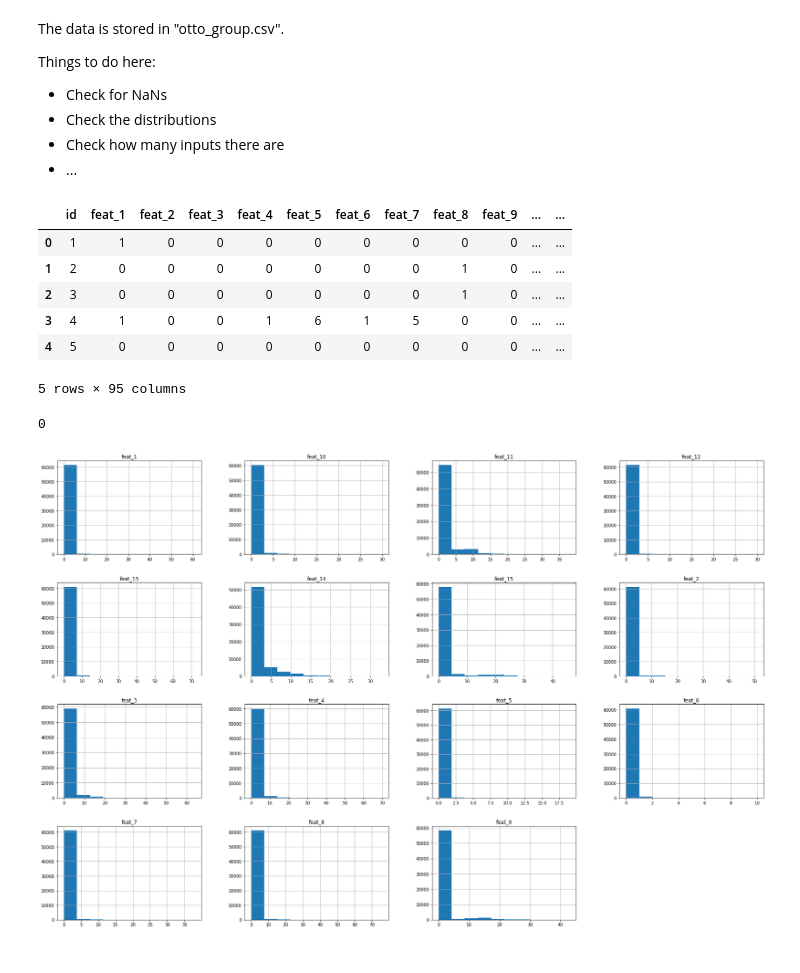
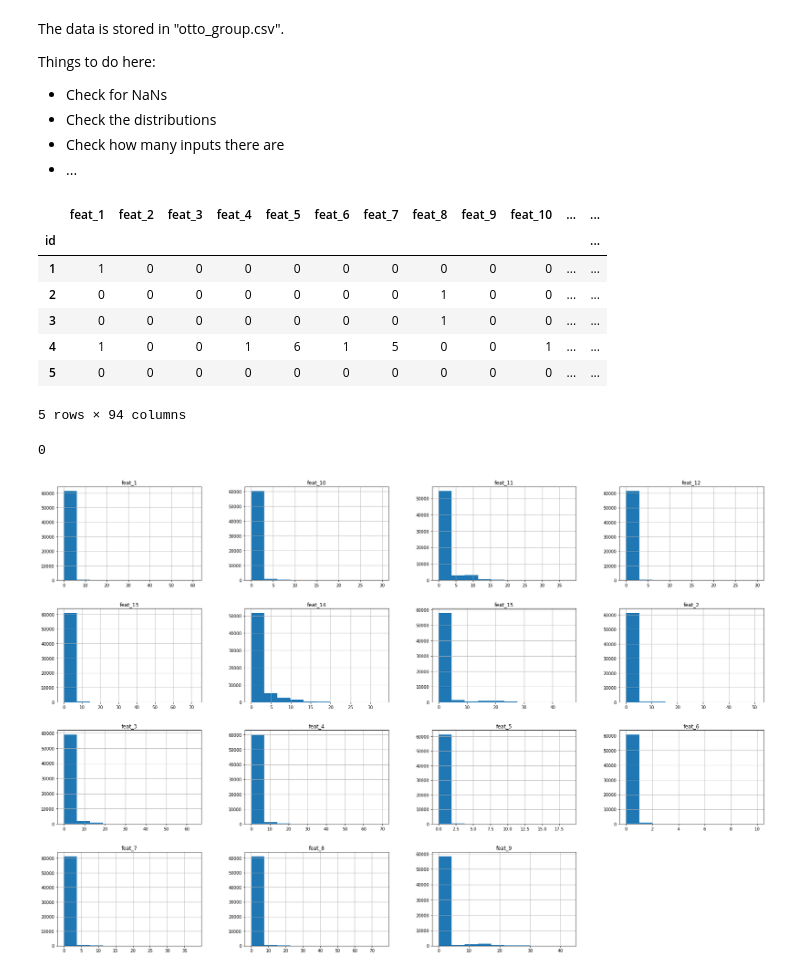
Before and after one commit to magnawhale/dsc-pipelines-lab-online-ds-ft-051319, a Jupyter notebook: index.ipynb, the cells around one changed output. Drawn from its saved outputs; the diff is of its cells as text; code cells hidden in the pictures.

```diff
--- a/index.ipynb
+++ b/index.ipynb
@@ -58,15 +61,16 @@ from sklearn.decomposition import PCA
 # %%
-df = pd.read_csv('otto_group.csv')
+df = pd.read_csv('otto_group.csv', index_col=0)
 display(df.head())
 df.isna().sum().sum()
 # %% [output]
-|  | id | feat_1 | feat_2 | feat_3 | feat_4 | feat_5 | feat_6 | feat_7 | feat_8 | feat_9 | ... | ... |
-| 0 | 1 | 1 | 0 | 0 | 0 | 0 | 0 | 0 | 0 | 0 | ... | ... |
-| 1 | 2 | 0 | 0 | 0 | 0 | 0 | 0 | 0 | 1 | 0 | ... | ... |
-| 2 | 3 | 0 | 0 | 0 | 0 | 0 | 0 | 0 | 1 | 0 | ... | ... |
-| 3 | 4 | 1 | 0 | 0 | 1 | 6 | 1 | 5 | 0 | 0 | ... | ... |
-| 4 | 5 | 0 | 0 | 0 | 0 | 0 | 0 | 0 | 0 | 0 | ... | ... |
+|  | feat_1 | feat_2 | feat_3 | feat_4 | feat_5 | feat_6 | feat_7 | feat_8 | feat_9 | feat_10 | ... | ... |
+| id |  |  |  |  |  |  |  |  |  |  |  | ... |
+| 1 | 1 | 0 | 0 | 0 | 0 | 0 | 0 | 0 | 0 | 0 | ... | ... |
+| 2 | 0 | 0 | 0 | 0 | 0 | 0 | 0 | 1 | 0 | 0 | ... | ... |
+| 3 | 0 | 0 | 0 | 0 | 0 | 0 | 0 | 1 | 0 | 0 | ... | ... |
+| 4 | 1 | 0 | 0 | 1 | 6 | 1 | 5 | 0 | 0 | 1 | ... | ... |
+| 5 | 0 | 0 | 0 | 0 | 0 | 0 | 0 | 0 | 0 | 0 | ... | ... |
-5 rows × 95 columns
+5 rows × 94 columns
 0
 # %%
 feat = df.loc[:, 'feat_1':'feat_15']
```
Also changed, not shown: parts of 15 cells of this notebook.
